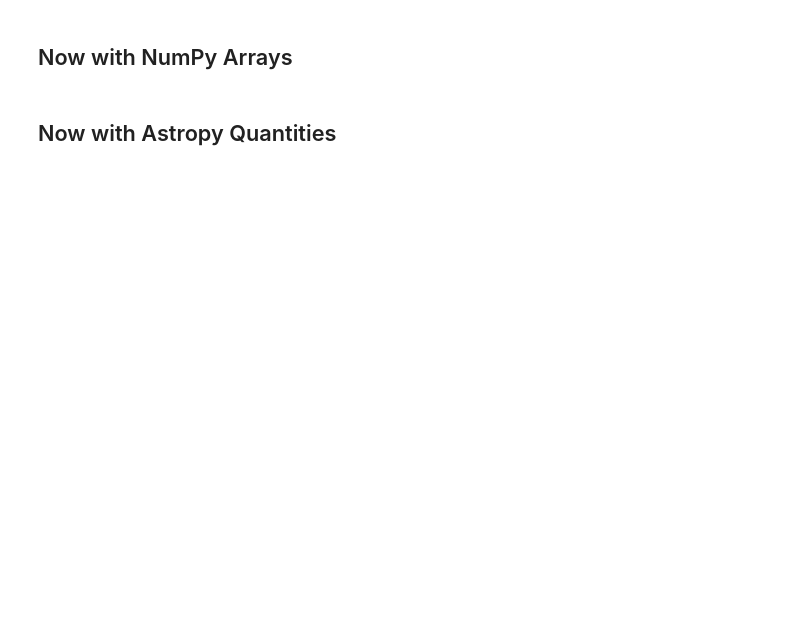
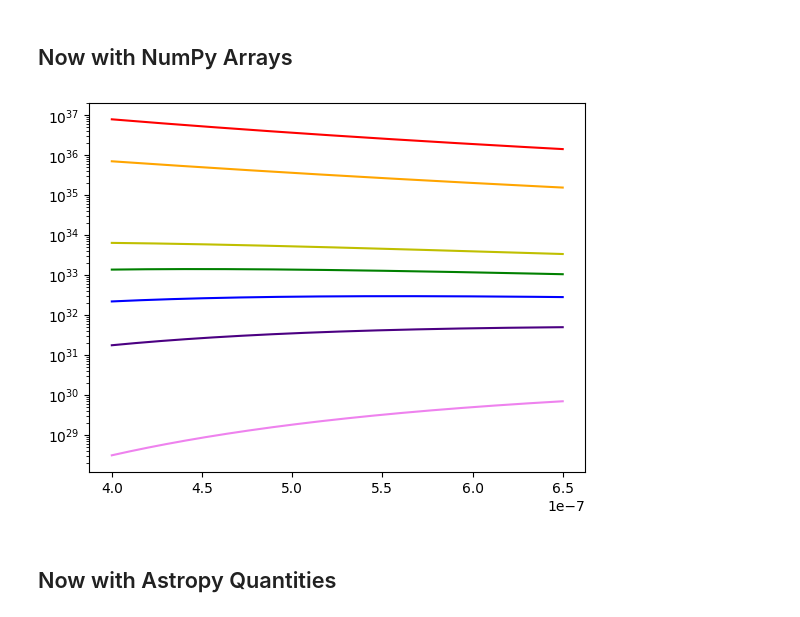
Before and after one commit to ASTR154/scientific-programming, a Jupyter notebook: scientific-programming.ipynb, the cells around one changed output. Saved outputs shown, nothing was run; the diff lists cells and outputs as text; code cells hidden in the pictures; blank space fills up the shorter version.

```diff
--- a/scientific-programming.ipynb
+++ b/scientific-programming.ipynb
@@ -67,13 +68,29 @@ plt.show()
 # %%
 import numpy as np
 # %%
-wavelengths =  # complete with numpy array
-temperatures =  # complete with numpy array
-radii =  # complete with numpy array
+wavelengths = np.arange(400e-9, 650e-9, 1e-9) # complete with numpy array
+temperatures = np.array([2500, 4000, 5200, 6500, 8000, 20000, 35000]) # complete with numpy array
+radii = np.array([0.5, 0.8, 1.0, 1.25, 1.6, 4.0, 8.0]) # complete with numpy array
 # %%
 # do the calculation
+def luminosity_np(wavelengths, temperature, radius):
+    radius_meters = radius*R_SUN
+    part_1 = (8*H_PLANCK*(radius_meters*C_LIGHT*np.pi)**2) / (wavelengths**5)
+    part_2 = np.exp(H_PLANCK*C_LIGHT / (wavelengths*K_BOLTZMANN*temperature))
+    return part_1 / (part_2 - 1)
+
+luminosities = []
+for i in range(len(temperatures)):
+    luminosities.append(luminosity_np(wavelengths, temperatures[i], radii[i]))
 # %%
 # plot the results
+colors = ['violet', 'indigo', 'b', 'g', 'y', 'orange', 'r']
+for i in range(len(temperatures)):
+    plt.plot(wavelengths, luminosities[i], c=colors[i])
+    plt.yscale('log')
+plt.show()
+# %% [output]
+[figure, added]
 # %% [markdown]
 ## Now with Astropy Quantities
 # %%
```
Also changed, not shown: parts of 22 cells of this notebook, 1 other file.
